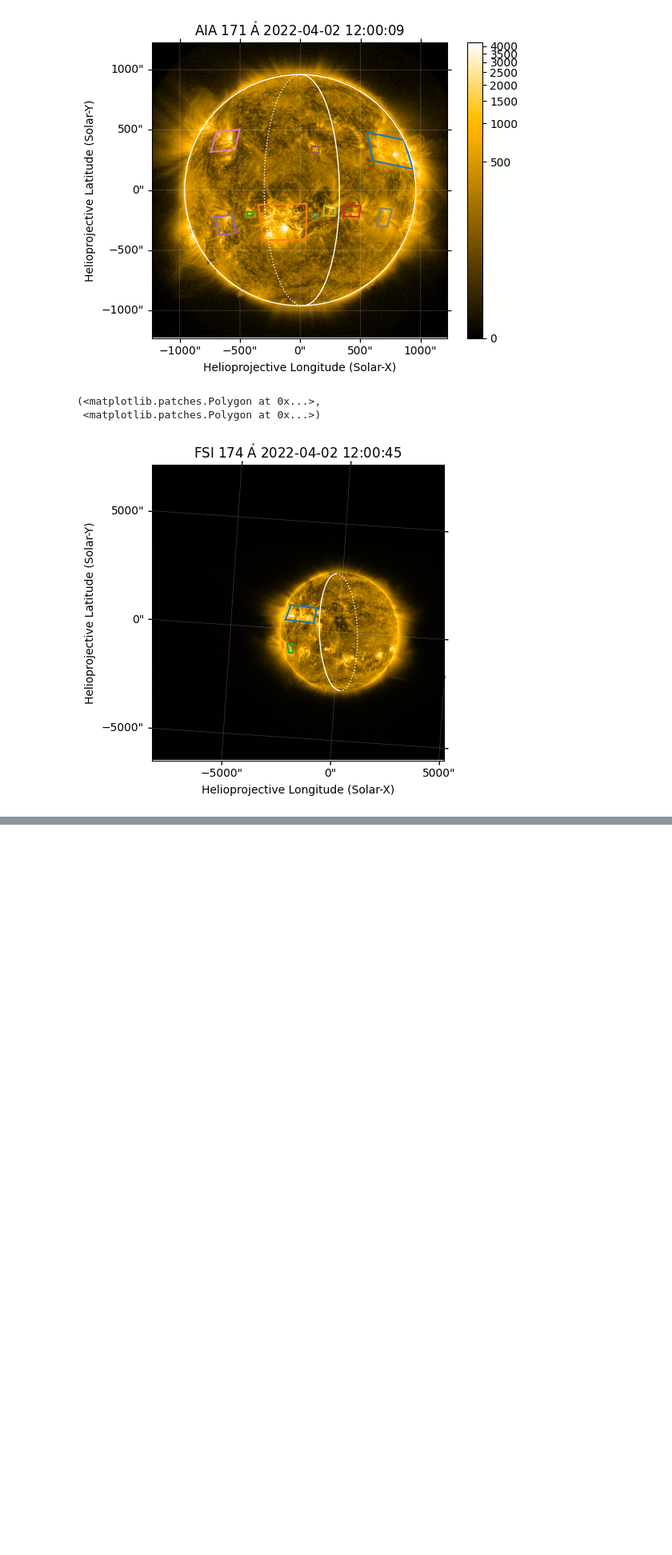
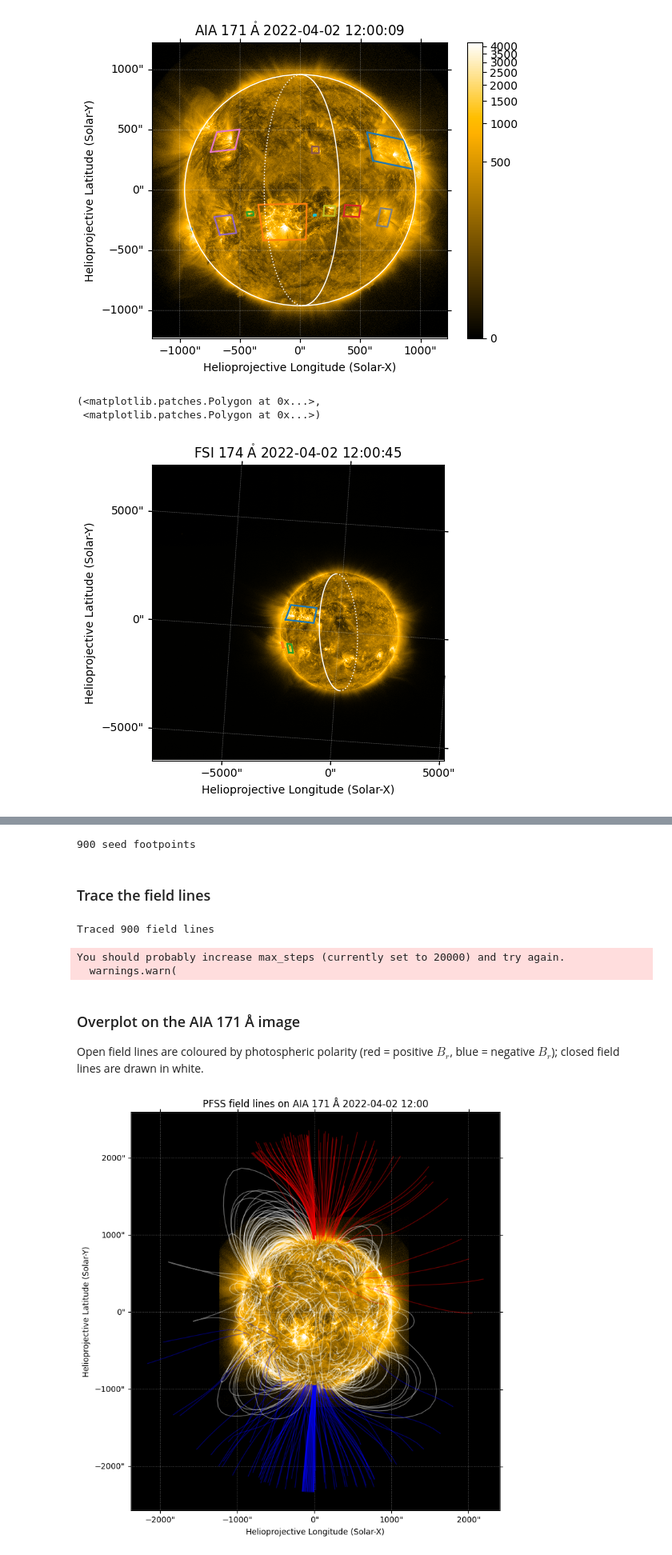
Before and after one commit to hayesla/ESPD_2026, a Jupyter notebook: 4_example_workflow.ipynb, the cells around one changed output, grey strips where cells are left out. Shown at 80% size. Drawn from its saved outputs; the diff is of its cells as text; code cells hidden in the pictures; blank space fills up the shorter version.

```diff
--- a/4_example_workflow.ipynb
+++ b/4_example_workflow.ipynb
@@ -239,0 +301,3 @@ hmi_map.draw_limb()
+# %%
+aia_map = aia_maps[0]
+aia_map.date
@@ -239,0 +312,3 @@ hmi_map.draw_limb()
+# %%
+crot = int(np.ceil(carrington_rotation_number(aia_map.date)))
+print(f'Carrington rotation containing {aia_map.date.iso}: CR{crot}')
@@ -239,0 +348,53 @@ hmi_map.draw_limb()
+# %%
+n = 30
+phi = np.linspace(0, 360, n, endpoint=False) * u.deg
+lat_max = np.sin(np.radians(89))
+theta = np.linspace(-89, 89, n) * u.deg
+phi_grid, theta_grid = np.meshgrid(phi, theta)
+
+seeds = SkyCoord(
+    phi_grid.ravel(), theta_grid.ravel(),
+    radius=1.0 * u.R_sun,
+    frame=HeliographicCarrington(obstime=aia_map.date,
+                                  observer=aia_map.observer_coordinate),
+)
+print(f'{seeds.size} seed footpoints')
+# %% [output]
+900 seed footpoints
+# %% [markdown]
+### Trace the field lines
+# %%
+tracer = tracing.PerformanceTracer(max_steps=20000, step_size=2)
+flines = tracer.trace(seeds, pfss_out)
+print(f'Traced {len(flines)} field lines')
+# %% [output]
+Traced 900 field lines
+You should probably increase max_steps (currently set to 20000) and try again.
+  warnings.warn(
+# %% [markdown]
+### Overplot on the AIA 171 Å image
+
+Open field lines are coloured by photospheric polarity (red = positive $B_r$, blue = negative $B_r$); closed field lines are drawn in white.
+# %%
+fig = plt.figure(figsize=(9, 9))
+ax = fig.add_subplot(projection=aia_map)
+cmap = plt.get_cmap(aia_map.plot_settings['cmap'])
+aia_map.plot(axes=ax, clip_interval=(1, 99.9) * u.percent, cmap=cmap)
+ax.set_facecolor(cmap(0))
+
+for fline in flines:
+    coords = fline.coords
+    if coords.size < 2:
+        continue
+    if fline.polarity > 0:
+        color = 'red'
+    elif fline.polarity < 0:
+        color = 'blue'
+    else:
+        color = 'white'
+    ax.plot_coord(coords, color=color, alpha=0.4, linewidth=1)
+
+ax.set_title(f'PFSS field lines on AIA 171 Å {aia_map.date.strftime("%Y-%m-%d %H:%M")}')
+plt.show()
+# %% [output]
+[figure, added]
```
Also changed, not shown: parts of 19 cells of this notebook.
